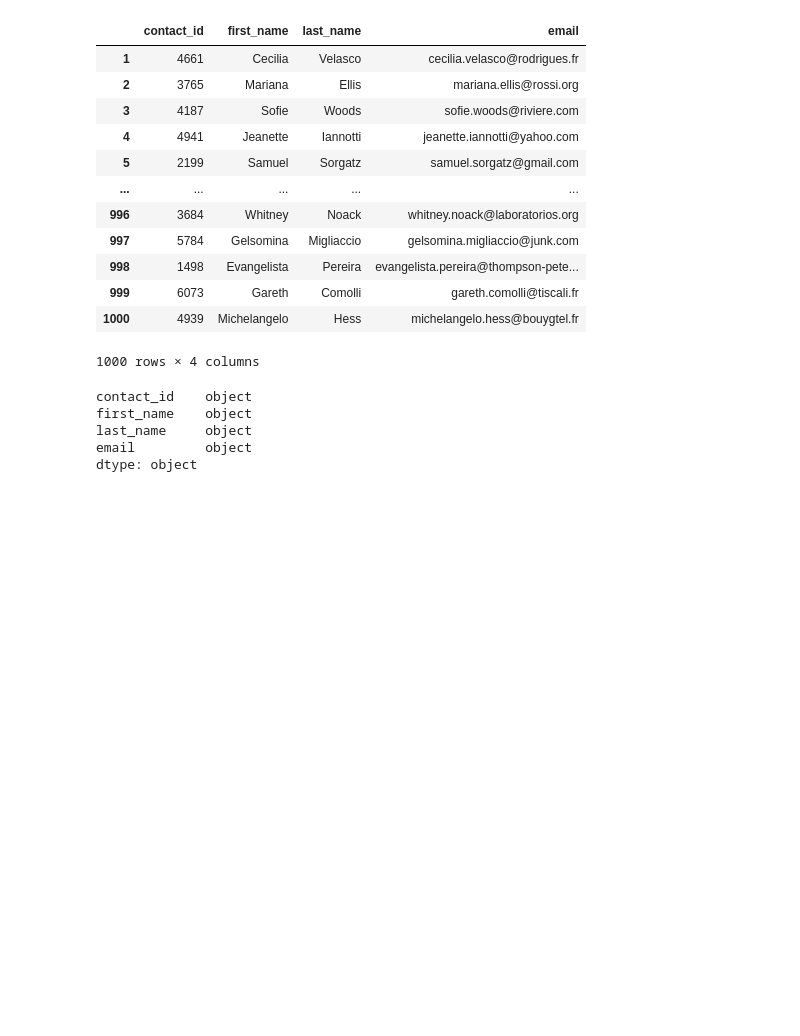
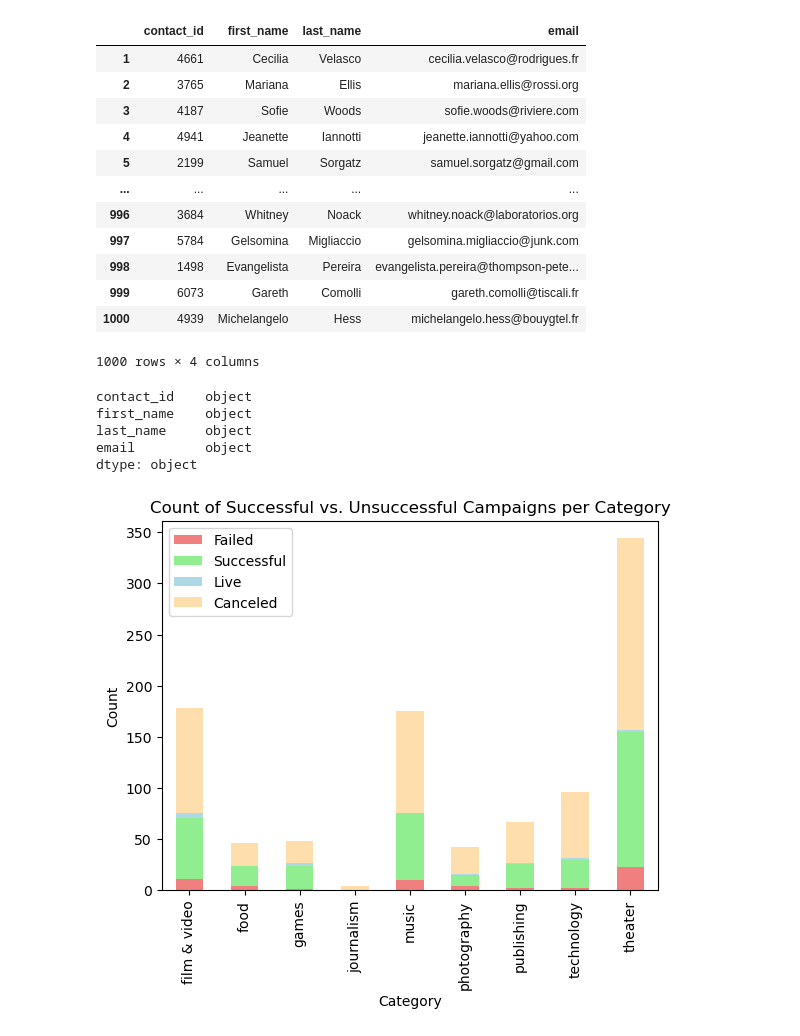
Before and after one commit to emilyclairevoyant/Crowdfunding_ETL, a Jupyter notebook: ETL_Mini_Project_EmilyS_MeenaV_Starter_Code.ipynb, the cells around one changed output. Saved outputs shown, nothing was run; the diff lists cells and outputs as text; code cells hidden in the pictures; blank space fills up the shorter version.

Commit message:
Adding updated code including visualizations

```diff
--- a/ETL_Mini_Project_EmilyS_MeenaV_Starter_Code.ipynb
+++ b/ETL_Mini_Project_EmilyS_MeenaV_Starter_Code.ipynb
@@ -582,0 +602,22 @@ contact_info_df_reordered.to_csv("Resources/contactsUPDATED.csv", encoding='utf8
+# %%
+# Group the data by category and outcome, and count the occurrences
+category_counts = campaign_df.groupby(['category', 'outcome']).size().unstack()
+
+# Plot the bar graph
+category_counts.plot(kind='bar', stacked=True, color=['lightcoral', 'lightgreen', 'lightblue', 'navajowhite'])
+
+# Set the labels and title
+plt.xlabel('Category')
+plt.ylabel('Count')
+plt.title('Count of Successful vs. Unsuccessful Campaigns per Category')
+
+# Show the legend
+plt.legend(['Failed', 'Successful', 'Live', 'Canceled'])
+
+# Save figure
+plt.savefig('Resources/campaign_categories_bar_chart.png')
+
+# Display the plot
+plt.show()
+# %% [output]
+[figure, added]
```
Also changed, not shown: parts of 9 cells of this notebook, 8 other files.
